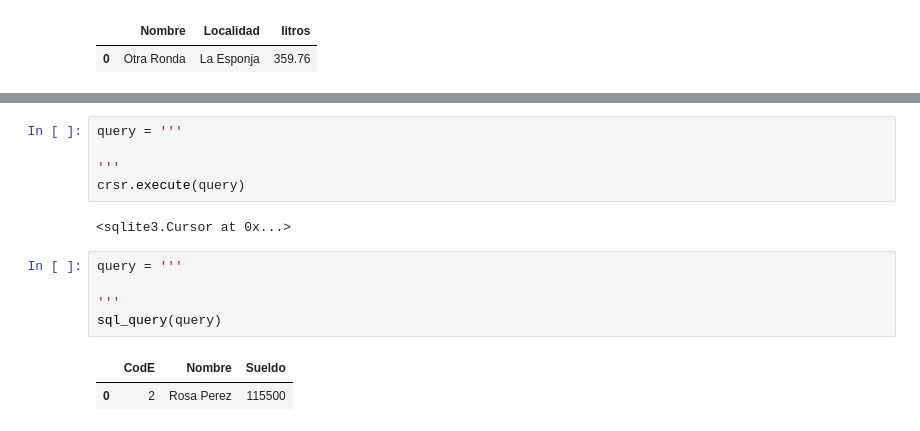
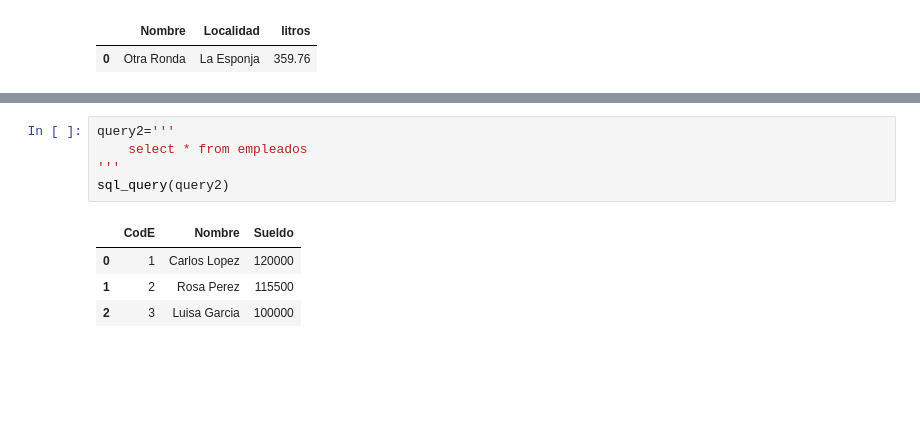
Before and after one commit to jaimeMatea/0926_ds_sql_thebridge, a Jupyter notebook: 0926_ds_sql_thebridge-main/Practica/1-Ejercicios/Cervezas/cervezas - vacío.ipynb, the cells around one changed output, grey strips where cells are left out. Saved outputs shown, nothing was run; the diff lists cells and outputs as text; blank space fills up the shorter version.

```diff
--- a/0926_ds_sql_thebridge-main/Practica/1-Ejercicios/Cervezas/cervezas - vacío.ipynb
+++ b/0926_ds_sql_thebridge-main/Practica/1-Ejercicios/Cervezas/cervezas - vacío.ipynb
@@ -304,15 +303,10 @@ sql_query(query)
-# %%
-query = '''
-
-'''
-crsr.execute(query)
-# %% [output]
-<sqlite3.Cursor at 0x...>
-# %%
-query = '''
-
-'''
-sql_query(query)
-# %% [output]
-|  | CodE | Nombre | Sueldo |
-| 0 | 2 | Rosa Perez | 115500 |
+# %%
+query2='''
+    select * from empleados
+'''
+sql_query(query2)
+# %% [output]
+|  | CodE | Nombre | Sueldo |
+| 0 | 1 | Carlos Lopez | 120000 |
+| 1 | 2 | Rosa Perez | 115500 |
+| 2 | 3 | Luisa Garcia | 100000 |
```
Also changed, not shown: parts of 6 cells of this notebook, 3 other files.
